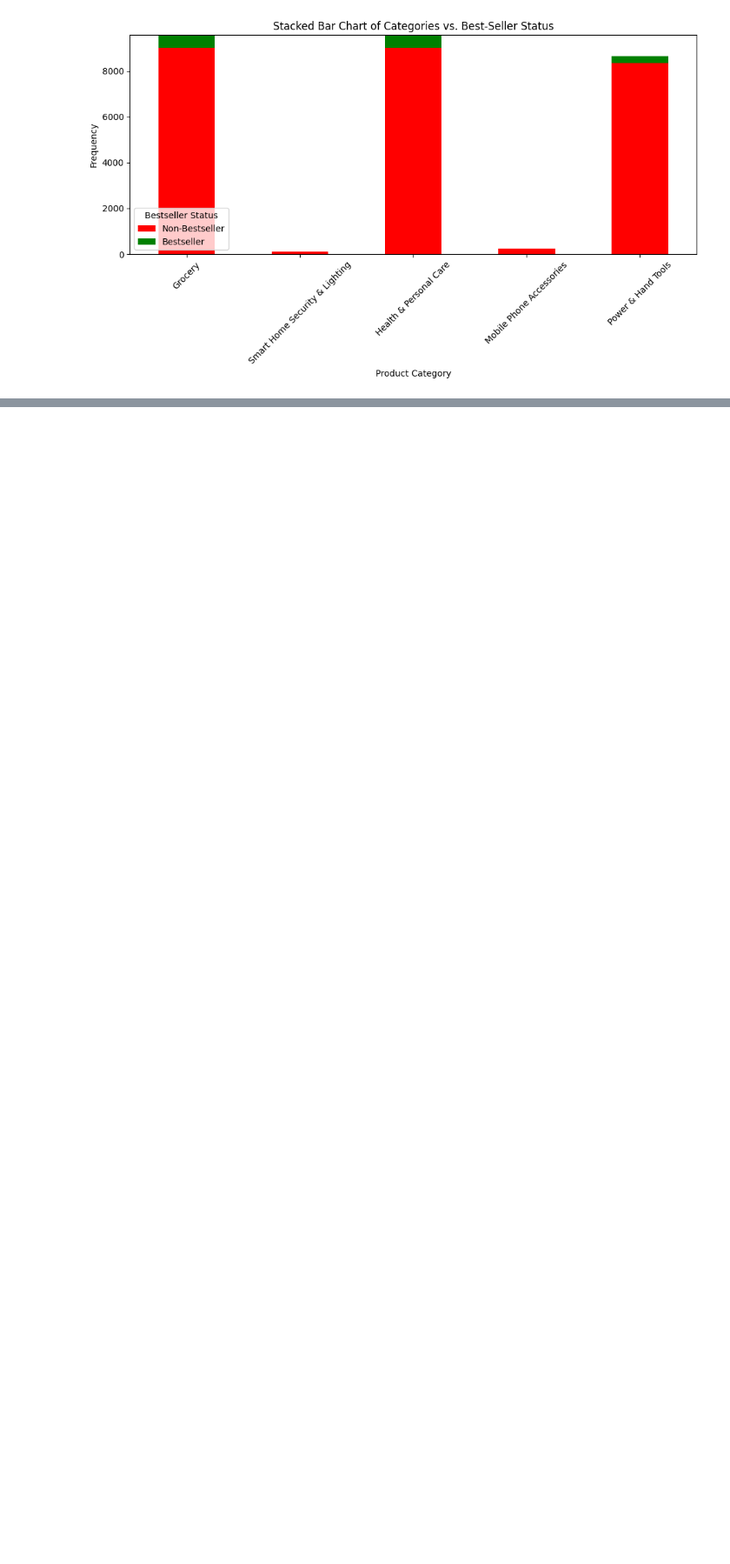
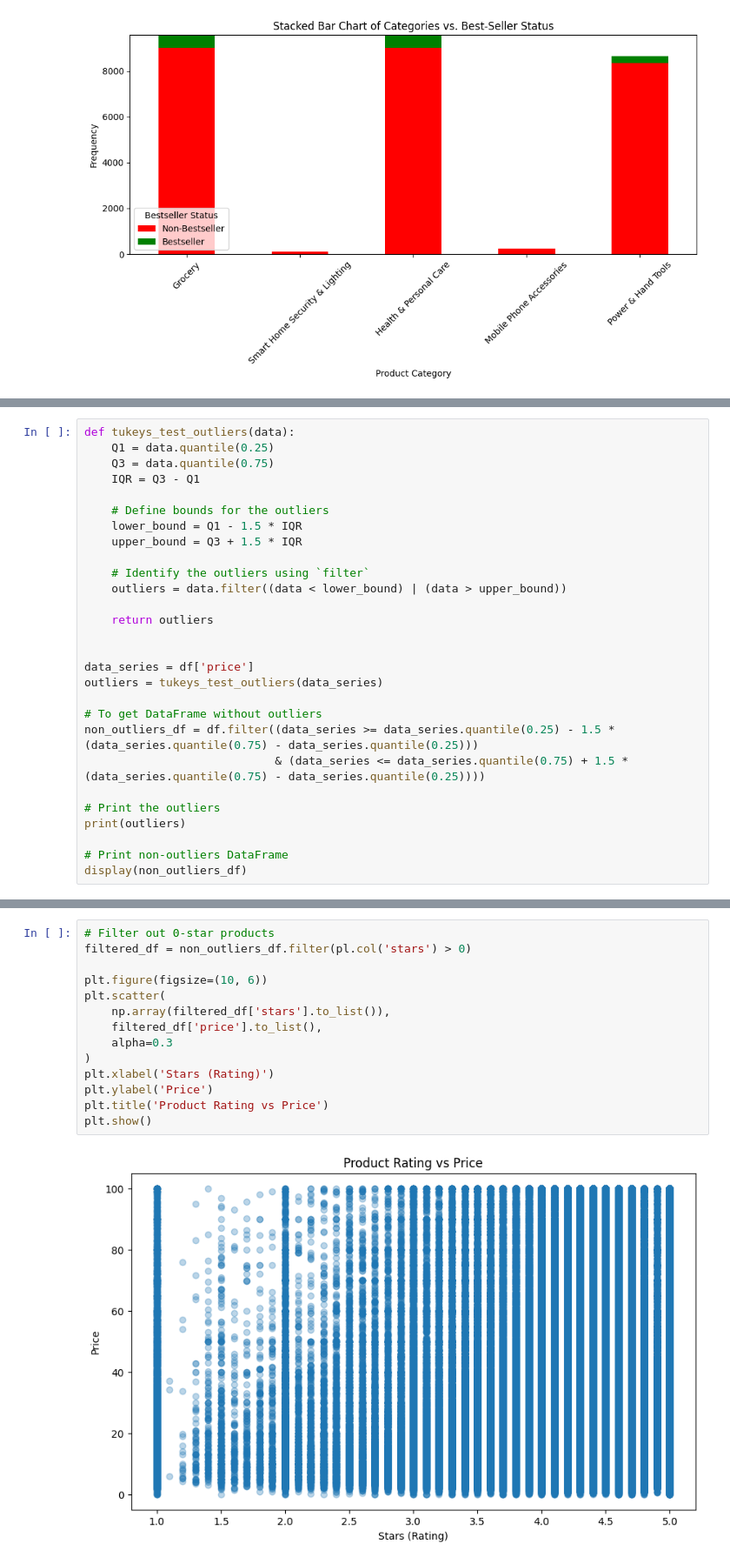
Before and after one commit to Sarah-Jane85/lab-eda-bivariate, a Jupyter notebook: lab-eda-bivariate.ipynb, the cells around one changed output, grey strips where cells are left out. Shown at 87% size. Saved outputs shown, nothing was run; the diff lists cells and outputs as text; blank space fills up the shorter version.

```diff
--- a/lab-eda-bivariate.ipynb
+++ b/lab-eda-bivariate.ipynb
@@ -179,0 +195,28 @@ plt.show()
+# %%
+def tukeys_test_outliers(data):
+    Q1 = data.quantile(0.25)
+    Q3 = data.quantile(0.75)
+    IQR = Q3 - Q1
+
+    # Define bounds for the outliers
+    lower_bound = Q1 - 1.5 * IQR
+    upper_bound = Q3 + 1.5 * IQR
+
+    # Identify the outliers using `filter`
+    outliers = data.filter((data < lower_bound) | (data > upper_bound))
+
+    return outliers
+
+
+data_series = df['price']
+outliers = tukeys_test_outliers(data_series)
+
+# To get DataFrame without outliers
+non_outliers_df = df.filter((data_series >= data_series.quantile(0.25) - 1.5 * (data_series.quantile(0.75) - data_series.quantile(0.25)))
+                            & (data_series <= data_series.quantile(0.75) + 1.5 * (data_series.quantile(0.75) - data_series.quantile(0.25))))
+
+# Print the outliers
+print(outliers)
+
+# Print non-outliers DataFrame
+display(non_outliers_df)
@@ -179,0 +373,16 @@ plt.show()
+# %%
+# Filter out 0-star products
+filtered_df = non_outliers_df.filter(pl.col('stars') > 0)
+
+plt.figure(figsize=(10, 6))
+plt.scatter(
+    np.array(filtered_df['stars'].to_list()),
+    filtered_df['price'].to_list(),
+    alpha=0.3
+)
+plt.xlabel('Stars (Rating)')
+plt.ylabel('Price')
+plt.title('Product Rating vs Price')
+plt.show()
+# %% [output]
+[figure, added]
```
Also changed, not shown: parts of 19 cells of this notebook.
